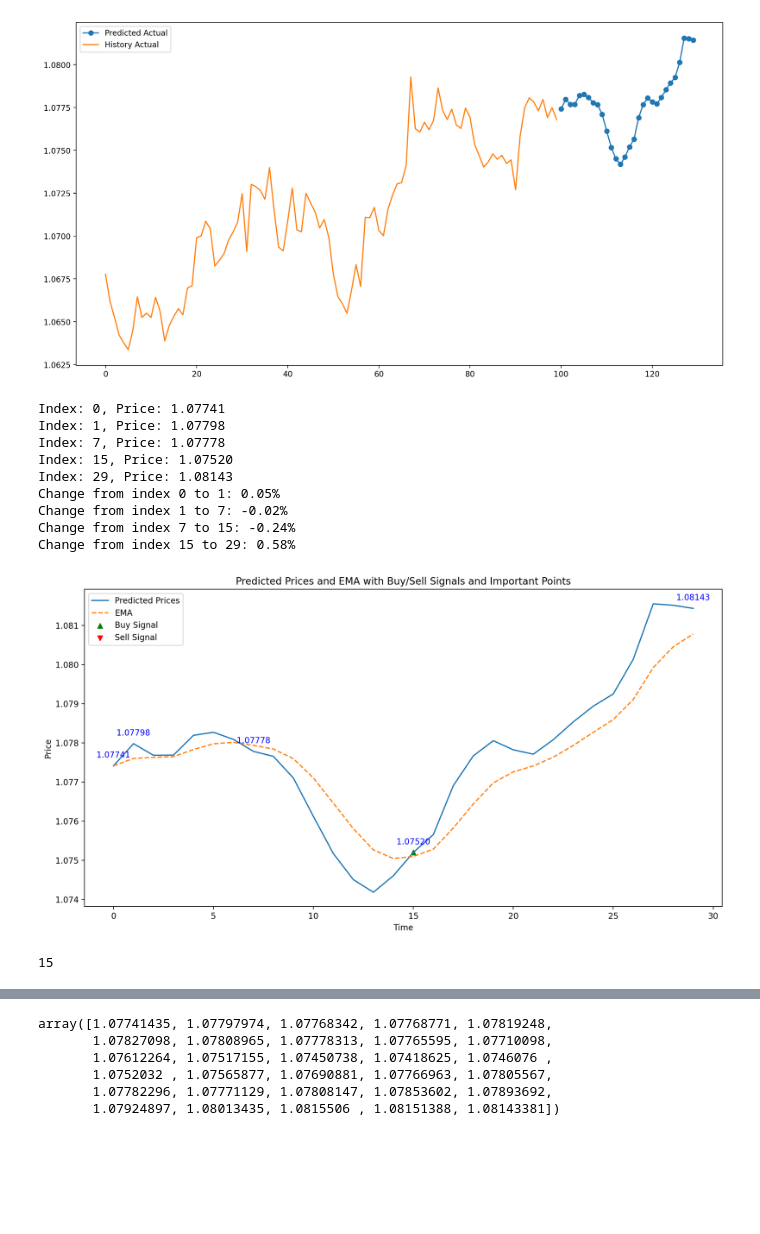
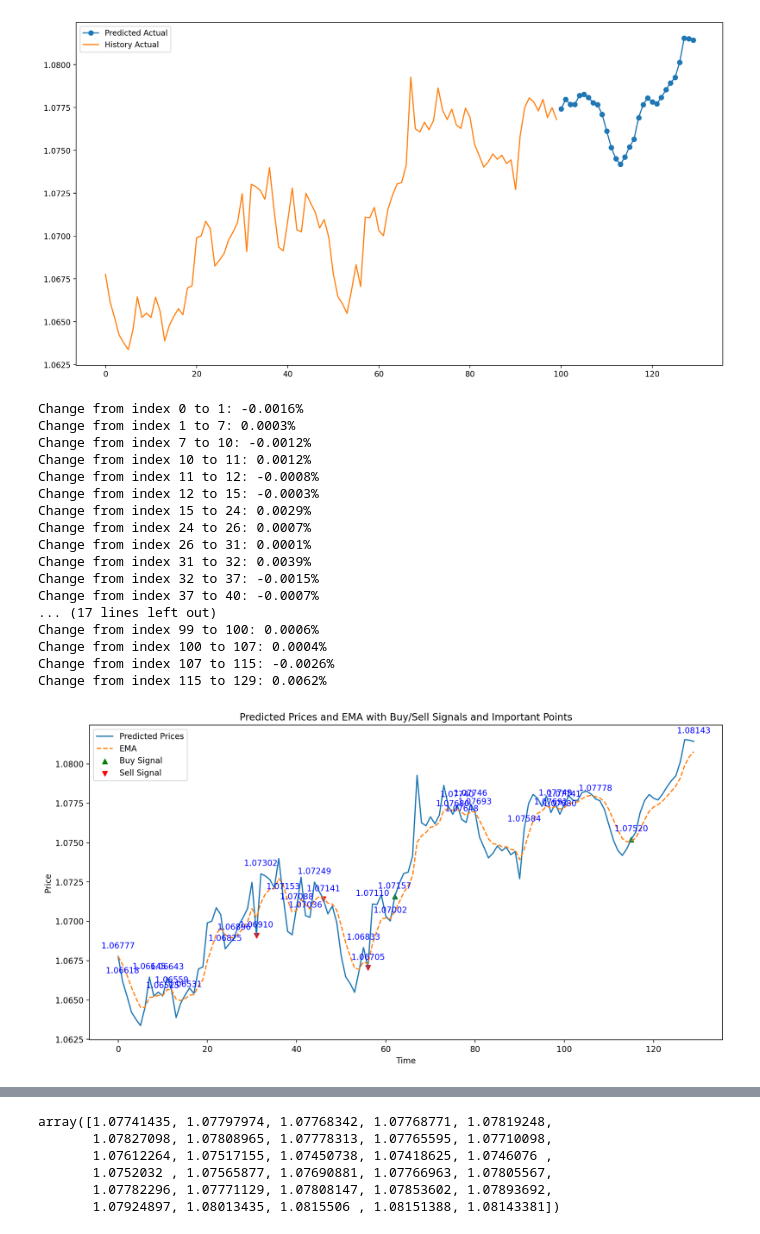
Before and after one commit to Iftekhar-mobin/Make_Money_with_Tensorflow_2.0, a Jupyter notebook: forexPredictor/Main_______Multivariate_Multi_Step_Single_output.ipynb, the cells around one changed output, grey strips where cells are left out. Cells and saved outputs as stored; diff of their text form; code cells hidden in the pictures; blank space fills up the shorter version.

```diff
--- a/forexPredictor/Main_______Multivariate_Multi_Step_Single_output.ipynb
+++ b/forexPredictor/Main_______Multivariate_Multi_Step_Single_output.ipynb
@@ -304,17 +304,16 @@ plt.legend()
 # %% [output]
 <matplotlib.legend.Legend at 0x...>
 [figure]
+# %%
+predicted_prices = predicted_30
 # %%
-import numpy as np
-import matplotlib.pyplot as plt
-
 # Provided predicted price array
-predicted_prices = np.array([1.07741435, 1.07797974, 1.07768342, 1.07768771, 1.07819248,
-                             1.07827098, 1.07808965, 1.07778313, 1.07765595, 1.07710098,
-                             1.07612264, 1.07517155, 1.07450738, 1.07418625, 1.0746076,
-                             1.0752032, 1.07565877, 1.07690881, 1.07766963, 1.07805567,
-                             1.07782296, 1.07771129, 1.07808147, 1.07853602, 1.07893692,
-                             1.07924897, 1.08013435, 1.0815506, 1.08151388, 1.08143381])
+# predicted_prices = np.array([1.07741435, 1.07797974, 1.07768342, 1.07768771, 1.07819248,
+#                              1.07827098, 1.07808965, 1.07778313, 1.07765595, 1.07710098,
+#                              1.07612264, 1.07517155, 1.07450738, 1.07418625, 1.0746076,
+#                              1.0752032, 1.07565877, 1.07690881, 1.07766963, 1.07805567,
+#                              1.07782296, 1.07771129, 1.07808147, 1.07853602, 1.07893692,
+#                              1.07924897, 1.08013435, 1.0815506, 1.08151388, 1.08143381])
 
 # Define EMA parameters
 n = 5  # Number of periods
@@ -346,54 +345,55 @@ important_points = []
 
 for i in range(len(signals)):
     if i == start or i == end or signals[i] != 0:
         important_points.append((i, predicted_prices[i]))
-        print(f"Index: {i}, Price: {predicted_prices[i]:.5f}")
+#         print(f"Index: {i}, Price: {predicted_prices[i]:.5f}")
 
-percent_change_max = 0
+pip_change_max = 0.0030
 # Calculate and print percentage changes
 for j in range(1, len(important_points)):
     index_prev, price_prev = important_points[j - 1]
     index_curr, price_curr = important_points[j]
-    percent_change = ((price_curr - price_prev) / price_prev) * 100
-    print(f"Change from index {index_prev} to {index_curr}: {percent_change:.2f}%")
+#     percent_change = ((price_curr - price_prev) / price_prev) * 100
+    pip_change = (price_curr - price_prev)
+    print(f"Change from index {index_prev} to {index_curr}: {pip_change:.4f}%")
 
-    if percent_change_max < abs(percent_change):
-        percent_change_max = abs(percent_change)
-        main_signal = index_prev
+    if pip_change_max > abs(pip_change):
+        signals[index_prev] = 0
 
-for i in range(len(signals)):
-    if i != main_signal:
-        signals[i] = 0
 
 # Plot the results
 plt.figure(figsize=(14, 7))
 plt.plot(predicted_prices, label='Predicted Prices')
 plt.plot(ema, label='EMA', linestyle='--')
 plt.scatter(np.arange(len(predicted_prices)), np.where(signals == 1, predicted_prices, np.nan), marker='^', color='g', label='Buy Signal')
 plt.scatter(np.arange(len(predicted_prices)), np.where(signals == -1, predicted_prices, np.nan), marker='v', color='r', label='Sell Signal')
 
 # Annotate the important points
 for index, price in important_points:
     plt.annotate(f'{price:.5f}', (index, price),
                  textcoords="offset points", xytext=(0,10), ha='center', color='blue')
 
 plt.legend()
 plt.title('Predicted Prices and EMA with Buy/Sell Signals and Important Points')
 plt.xlabel('Time')
 plt.ylabel('Price')
 plt.show()
 # %% [output]
-Index: 0, Price: 1.07741
-Index: 1, Price: 1.07798
-Index: 7, Price: 1.07778
-Index: 15, Price: 1.07520
-Index: 29, Price: 1.08143
-Change from index 0 to 1: 0.05%
-Change from index 1 to 7: -0.02%
-Change from index 7 to 15: -0.24%
-Change from index 15 to 29: 0.58%
+Change from index 0 to 1: -0.0016%
+Change from index 1 to 7: 0.0003%
+Change from index 7 to 10: -0.0012%
+Change from index 10 to 11: 0.0012%
+Change from index 11 to 12: -0.0008%
+Change from index 12 to 15: -0.0003%
+Change from index 15 to 24: 0.0029%
+Change from index 24 to 26: 0.0007%
+Change from index 26 to 31: 0.0001%
+Change from index 31 to 32: 0.0039%
+Change from index 32 to 37: -0.0015%
+Change from index 37 to 40: -0.0007%
+... (17 lines left out)
+Change from index 99 to 100: 0.0006%
+Change from index 100 to 107: 0.0004%
+Change from index 107 to 115: -0.0026%
+Change from index 115 to 129: 0.0062%
-[figure, old version]
+[figure, new version]
-# %%
-main_signal
-# %% [output]
-15
```
Also changed, not shown: parts of 8 cells of this notebook.
